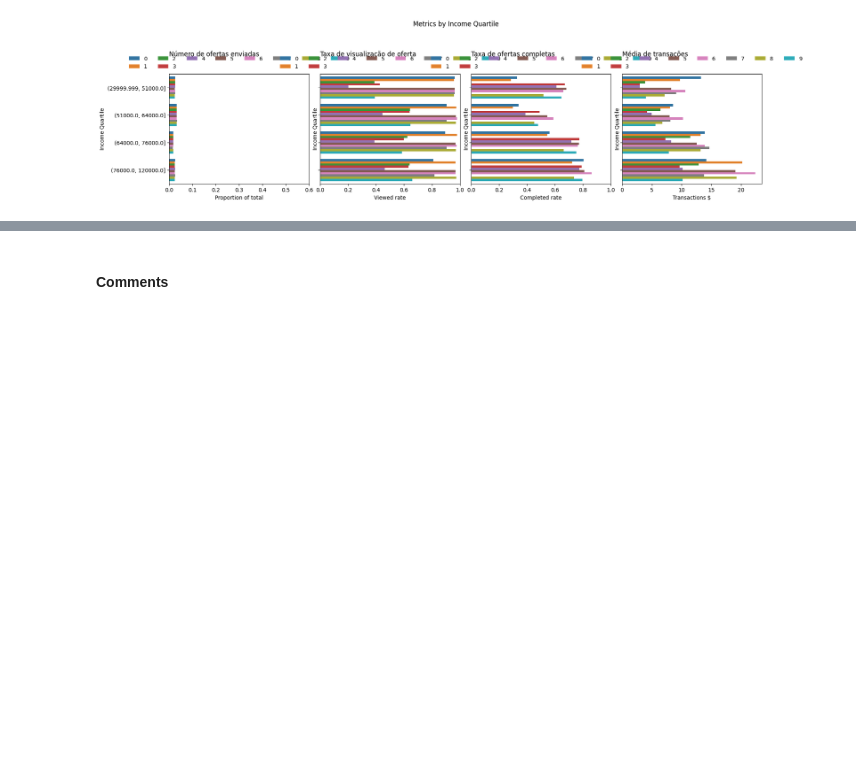
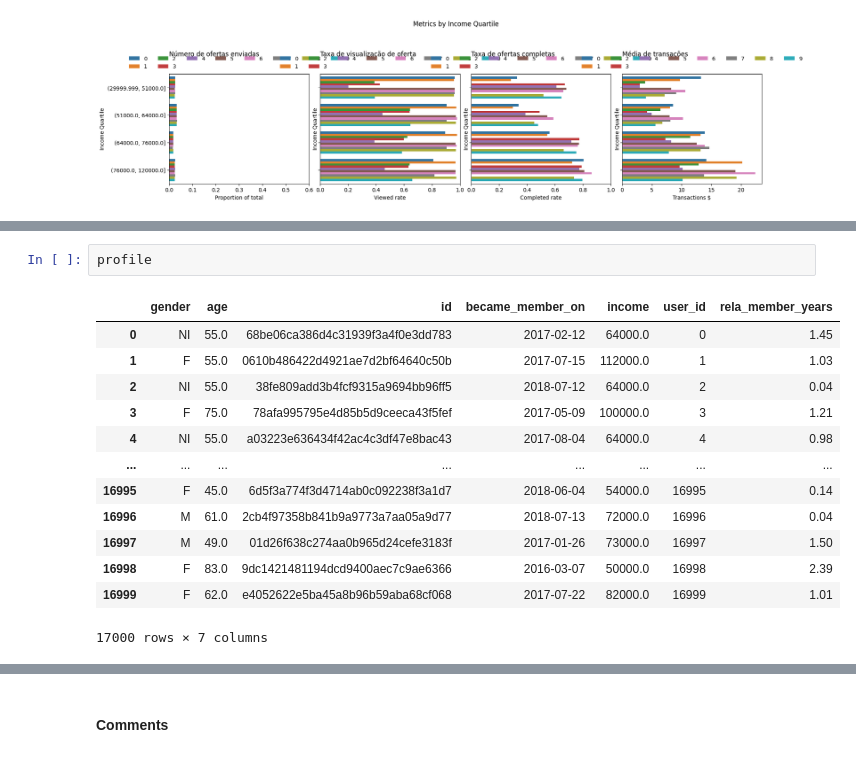
Before and after one commit to IsmaelMiranda11/capstone_project_offer_starbucks, a Jupyter notebook: Data Exploration.ipynb, the cells around one changed output, grey strips where cells are left out. Cells and saved outputs as stored; diff of their text form; blank space fills up the shorter version.

```diff
--- a/Data Exploration.ipynb
+++ b/Data Exploration.ipynb
@@ -407,0 +410,16 @@ portfolio
+# %%
+profile
+# %% [output]
+|  | gender | age | id | became_member_on | income | user_id | rela_member_years |
+| 0 | NI | 55.0 | 68be06ca386d4c31939f3a4f0e3dd783 | 2017-02-12 | 64000.0 | 0 | 1.45 |
+| 1 | F | 55.0 | 0610b486422d4921ae7d2bf64640c50b | 2017-07-15 | 112000.0 | 1 | 1.03 |
+| 2 | NI | 55.0 | 38fe809add3b4fcf9315a9694bb96ff5 | 2018-07-12 | 64000.0 | 2 | 0.04 |
+| 3 | F | 75.0 | 78afa995795e4d85b5d9ceeca43f5fef | 2017-05-09 | 100000.0 | 3 | 1.21 |
+| 4 | NI | 55.0 | a03223e636434f42ac4c3df47e8bac43 | 2017-08-04 | 64000.0 | 4 | 0.98 |
+| ... | ... | ... | ... | ... | ... | ... | ... |
+| 16995 | F | 45.0 | 6d5f3a774f3d4714ab0c092238f3a1d7 | 2018-06-04 | 54000.0 | 16995 | 0.14 |
+| 16996 | M | 61.0 | 2cb4f97358b841b9a9773a7aa05a9d77 | 2018-07-13 | 72000.0 | 16996 | 0.04 |
+| 16997 | M | 49.0 | 01d26f638c274aa0b965d24cefe3183f | 2017-01-26 | 73000.0 | 16997 | 1.50 |
+| 16998 | F | 83.0 | 9dc1421481194dcd9400aec7c9ae6366 | 2016-03-07 | 50000.0 | 16998 | 2.39 |
+| 16999 | F | 62.0 | e4052622e5ba45a8b96b59aba68cf068 | 2017-07-22 | 82000.0 | 16999 | 1.01 |
+17000 rows × 7 columns
```
Also changed, not shown: parts of 5 cells of this notebook, 2 other files.
